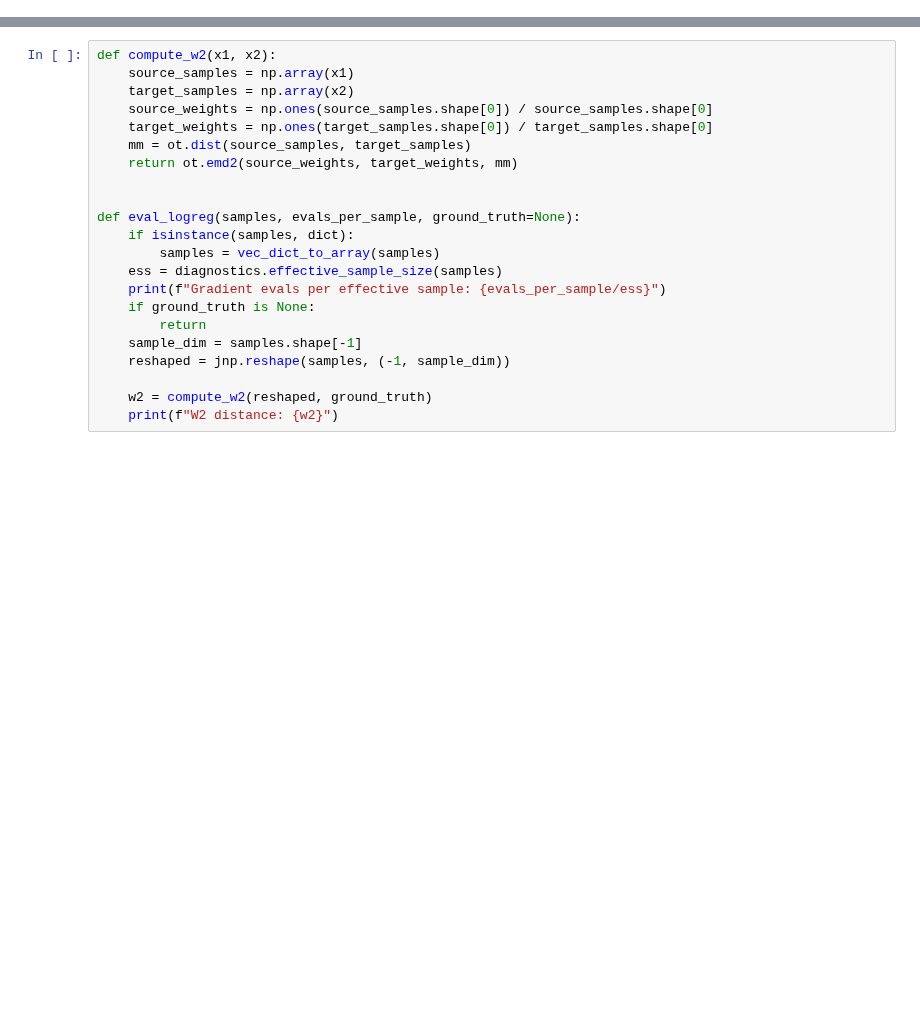
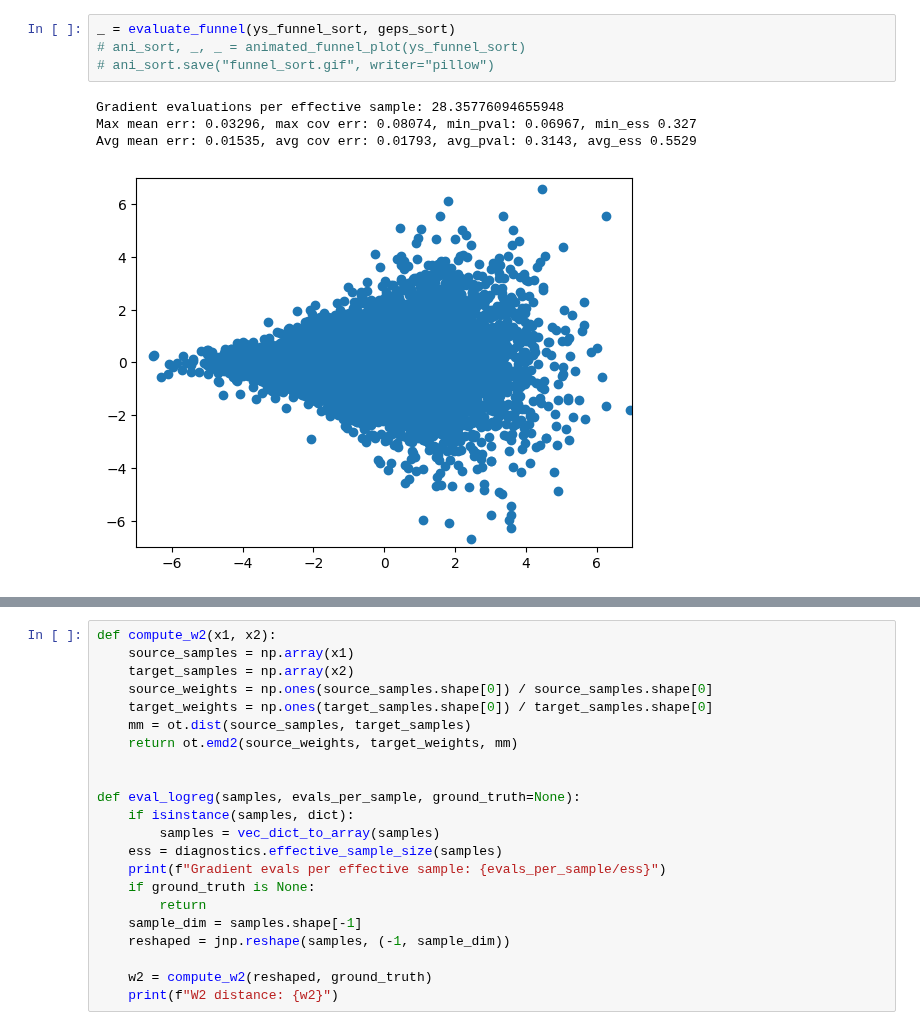
Before and after one commit to andyElking/diffrax_STLA, a Jupyter notebook: mcmc/mcmc.ipynb, the cells around one changed output, grey strips where cells are left out. Saved outputs shown, nothing was run; the diff lists cells and outputs as text; blank space fills up the shorter version.

```diff
--- a/mcmc/mcmc.ipynb
+++ b/mcmc/mcmc.ipynb
@@ -112,2 +186,11 @@ Avg mean err: 0.01659, avg cov err: 0.01714, avg_pval: 0.3479, avg_ess 0.568
+# %%
+_ = evaluate_funnel(ys_funnel_sort, geps_sort)
+# ani_sort, _, _ = animated_funnel_plot(ys_funnel_sort)
+# ani_sort.save("funnel_sort.gif", writer="pillow")
+# %% [output]
+Gradient evaluations per effective sample: 28.35776094655948
+Max mean err: 0.03296, max cov err: 0.08074, min_pval: 0.06967, min_ess 0.327
+Avg mean err: 0.01535, avg cov err: 0.01793, avg_pval: 0.3143, avg_ess 0.5529
+[figure, added]
 # %%
 # True samples
```
Also changed, not shown: parts of 14 cells of this notebook, 5 other files.
